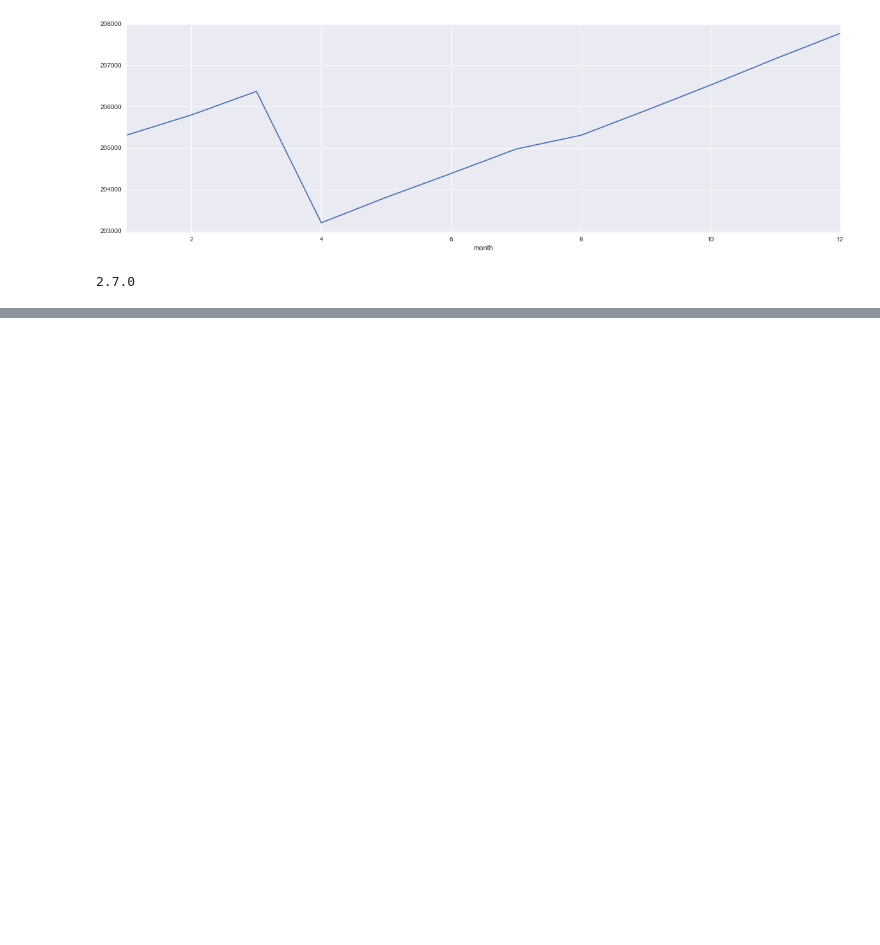
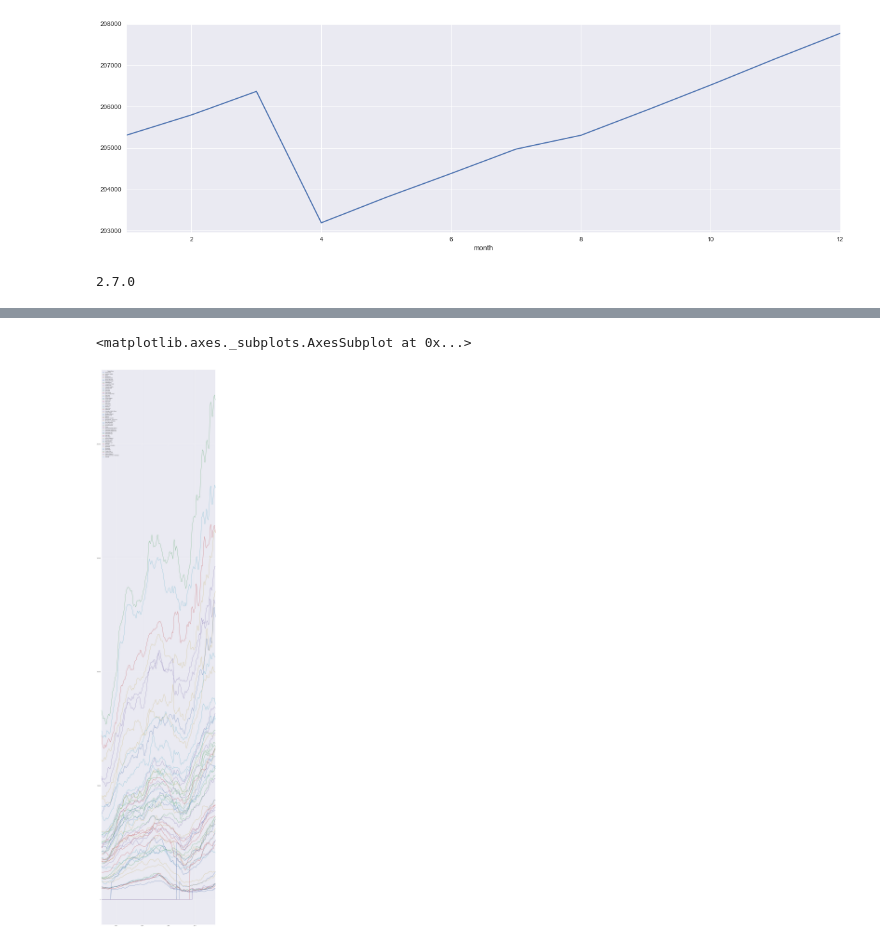
Before and after one commit to akell47/Zillow, a Jupyter notebook: zipcode.ipynb, the cells around one changed output, grey strips where cells are left out. Drawn from its saved outputs; the diff is of its cells as text; code cells hidden in the pictures; blank space fills up the shorter version.

Commit message:
neighborhoods!

```diff
--- a/zipcode.ipynb
+++ b/zipcode.ipynb
@@ -175,0 +240,6 @@ py.iplot(fig, filename = "")
+# %%
+neighborhoodList = list(patlanta.columns.values)
+patlanta[neighborhoodList].resample('M').mean().plot(figsize=(20,100))
+# %% [output]
+<matplotlib.axes._subplots.AxesSubplot at 0x...>
+[figure, added]
```
Also changed, not shown: parts of 12 cells of this notebook.
